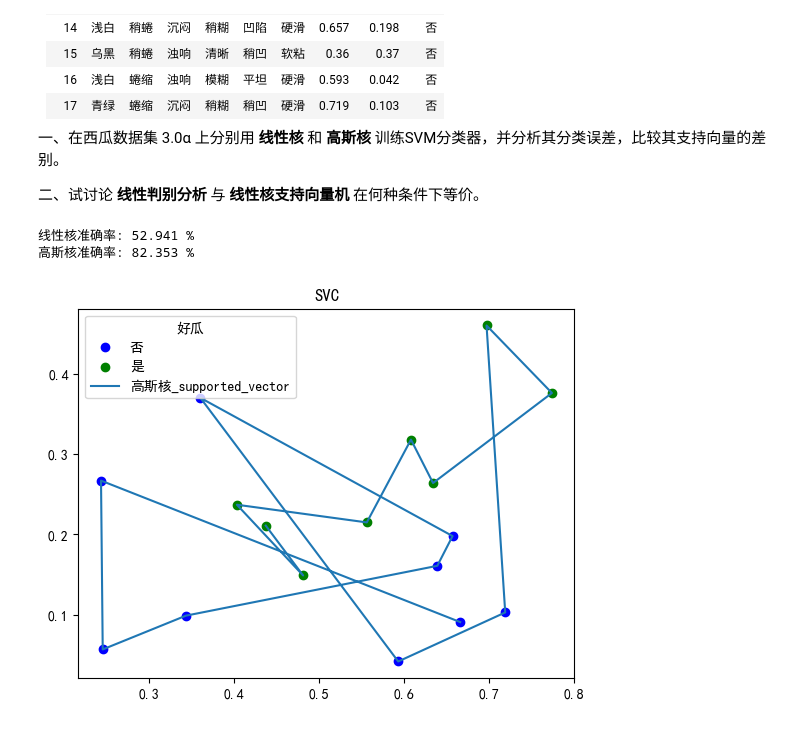
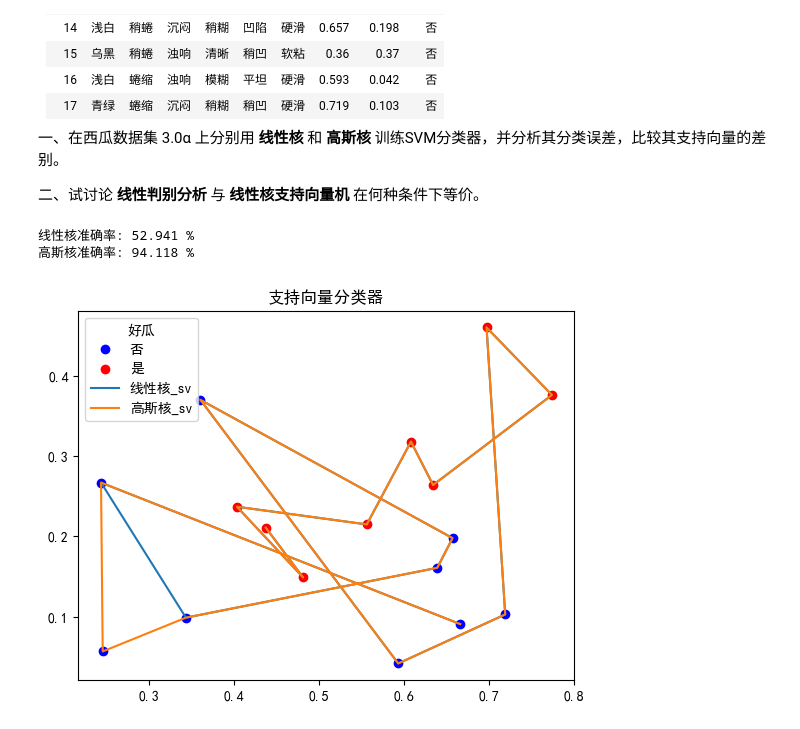
Before and after one commit to InvalidSyntaxxx/MachineLearning, a Jupyter notebook: SVM/SVM.ipynb, the cells around one changed output. Cells and saved outputs as stored; diff of their text form; code cells hidden in the pictures.

```diff
--- a/SVM/SVM.ipynb
+++ b/SVM/SVM.ipynb
@@ -27,56 +27,57 @@
 
 二、试讨论 **线性判别分析** 与 **线性核支持向量机** 在何种条件下等价。
 # %%
-# -*- coding: utf-8 -*-
 import numpy as np
 import matplotlib.pyplot as plt
 from sklearn import svm
 import pandas as pd
-from sklearn.metrics import accuracy_score#返回正确的比例
+from sklearn.metrics import accuracy_score
 from sklearn.preprocessing import LabelEncoder
+
 
 plt.rcParams['font.sans-serif'] = ['SimHei'] #用来正常显示中文标签
 plt.rcParams['axes.unicode_minus'] = False #用来正常显示负号
 plt.close('all')
 
-##数据特征可视化
+# 数据特征可视化
 def visual(data,class_method):
-    colormap = dict(zip(data['好瓜'].value_counts().index.tolist(),['blue','green']))#坏瓜好瓜颜色
+    # 好坏瓜颜色
+    colormap = dict(zip(data['好瓜'].value_counts().index.tolist(),['blue','red']))
     die = data.groupby('好瓜')
     plt.figure()
     for species,klass in die:
         plt.scatter(klass['密度'],klass['含糖率'],
                     color = colormap[species],
                     label = species
                     )
     for name,model in class_method.items():
         sv = model.support_vectors_
-    plt.plot(sv[:,0],sv[:,1],label=str(name)+'_supported_vector')
+        plt.plot(sv[:,0],sv[:,1],label=str(name)+'_sv')
     plt.legend(frameon=True, title='好瓜',loc="upper left")
-    plt.title('SVC')
+    plt.title('支持向量分类器')
     plt.show
 #1.获取x,y
 data = pd.read_csv('../Data/watermelon.csv')
 x = pd.DataFrame({'密度':data['密度'],'含糖率':data['含糖率']})
 x = x.values.tolist()
-encoder = LabelEncoder()#将好瓜坏瓜映射为1/0
+encoder = LabelEncoder() #将好瓜坏瓜映射为1/0
 y = encoder.fit_transform(data['好瓜']).tolist()
 x,y = np.array(x),np.array(y)
 #2.1.线性核
-linear_svm = svm.SVC(C=0.5, #惩罚参数
+linear_svm = svm.SVC(C=1, #惩罚参数
         kernel='linear')
 linear_svm.fit(x,y)
 y_pred = linear_svm.predict(x)
 print('线性核准确率: %.3f'%(accuracy_score(y_pred=y_pred, y_true=y)*100),"%")
 ##2.2.高斯核
-gauss_svm = svm.SVC(C=0.5,
+gauss_svm = svm.SVC(C=0.7,# 当惩罚参数为4.393及以上时，高斯核准确率可以达到百分百
                     kernel='rbf')
 gauss_svm.fit(x,y)
 y_pred2 = gauss_svm.predict(x)
 print('高斯核准确率: %.3f'%(accuracy_score(y_pred=y_pred2, y_true=y)*100),"%")
 class_method = {'线性核':linear_svm,'高斯核':gauss_svm}
 visual(data,class_method)
 # %% [output]
 线性核准确率: 52.941 %
-高斯核准确率: 82.353 %
+高斯核准确率: 94.118 %
-[figure, old version]
+[figure, new version]
```
Also changed, not shown: parts of 3 cells of this notebook.
